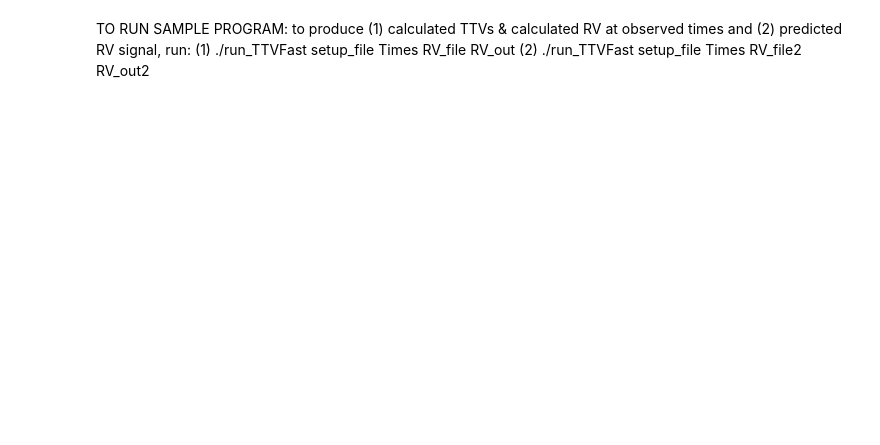
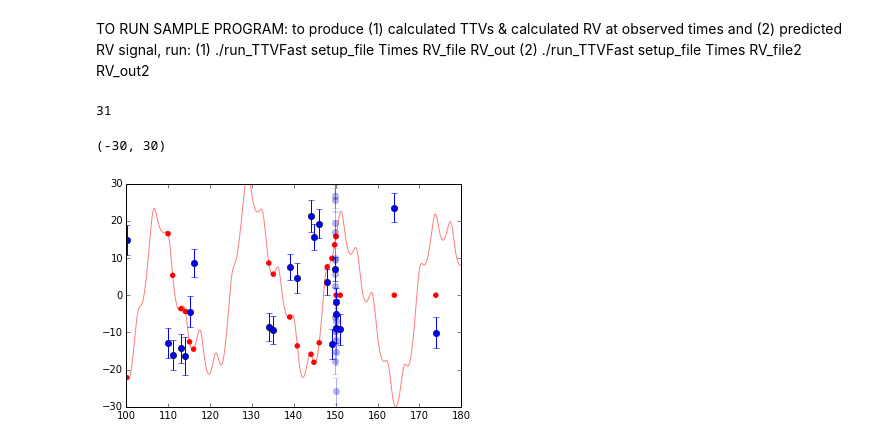
Before and after one commit to sealauren/IDL-programs, a Jupyter notebook: TTV_FAST_KOI94/TTV_FAST_maker.ipynb, the cells around one changed output. Drawn from its saved outputs; the diff is of its cells as text; code cells hidden in the pictures; blank space fills up the shorter version.

```diff
--- a/TTV_FAST_KOI94/TTV_FAST_maker.ipynb
+++ b/TTV_FAST_KOI94/TTV_FAST_maker.ipynb
@@ -21,0 +21,19 @@ WARNING: pylab import has clobbered these variables: ['text', 'bench', 'plt', 'i
+# %%
+# Read data (only do this once)
+ttvdata = pd.read_fwf('koi0094.01.ttv.txt', header=None, names=['time','ttv','e_ttv'], widths=[19,29,24],usecols=[0,1,2])
+cf3 = readsav('/Users/lweiss/doppler_rvs/Keck/CK00094/vstck00094.dat')
+jd = cf3.cf3.JD.byteswap().newbyteorder()
+mnvel = cf3.cf3.MNVEL.byteswap().newbyteorder()
+errvel = cf3.cf3.ERRVEL.byteswap().newbyteorder()
+rvdata = pd.DataFrame({'time':jd, 'rv':mnvel, 'e_rv':errvel})
+# convert times in data to match time units in TTV FAST
+ttvdata.time+=(2454900.0 - 2456000.0)
+rvdata.time += (2440000.0 - 2456000.0)
+# %%
+def mask_rm_transit(rvdata, t_rm):
+    rvdata2 = rvdata.copy()
+    rvdata2 = rvdata2[(min(t_rm) > rvdata2.time ) | (rvdata2.time > max(t_rm))]
+    return rvdata2
+t_rm = [149.76,150.051] # from Weiss et al. 2013.  Also consider RV point during transit of planet e: 134.6,135.4
+rvdata2 = mask_rm_transit(rvdata, t_rm)
+rvdata2
@@ -135,3 +198,19 @@ def run_TTV_FAST(fileid):
     return
 # %%
 run_TTV_FAST(1)
+# %%
+# Read in results from TTV Fast and observations to get chi^2
+def read_results():
+    Times = pd.read_csv('Times', header=None, names=['Planet','Epoch','Time','RSKY_AU','VSKY_AU'],sep=' ',usecols=[0,1,2,3,4])
+    RV_out = pd.read_csv('RV_out', header=None, names=['time', 'rv'],sep=' ',usecols=[0,1])
+    RV_out2 = pd.read_csv('RV_out2', header=None, names=['time', 'rv'],sep=' ',usecols=[0,1])
+    offset = 0.0
+    AU = 149597871000.0 #in meters
+    day = 3600.0*24.0 #in seconds
+    RV_out.rv = RV_out.rv*AU/day+offset
+    RV_out2.rv = RV_out2.rv*AU/day+offset
+    return Times, RV_out, RV_out2
+# %%
+Times,RV_out, RV_out2 = read_results()
+RV_out = mask_rm_transit(RV_out,t_rm)
+#pd.merge(rvdata2,RV_out,on='time',how='inner')
@@ -137,0 +230,15 @@ run_TTV_FAST(1)
+# %%
+#r_[tt_resid(ttvdata,Times), rv_resid(rvdata2,RV_out)]
+len(rv_resid(rvdata2,RV_out))
+# %% [output]
+31
+# %%
+errorbar(rvdata.time, rvdata.rv,rvdata.e_rv, fmt='o',alpha=0.3,color='b')
+errorbar(rvdata2.time, rvdata2.rv,rvdata2.e_rv, fmt='o')
+scatter(RV_out.time, RV_out.rv, color='r')
+plot(RV_out2.time, RV_out2.rv, color='r', alpha = 0.5)
+xlim([100,180])
+ylim([-30,30])
+# %% [output]
+(-30, 30)
+[figure, added]
```
Also changed, not shown: parts of 23 cells of this notebook, 1 other file.
